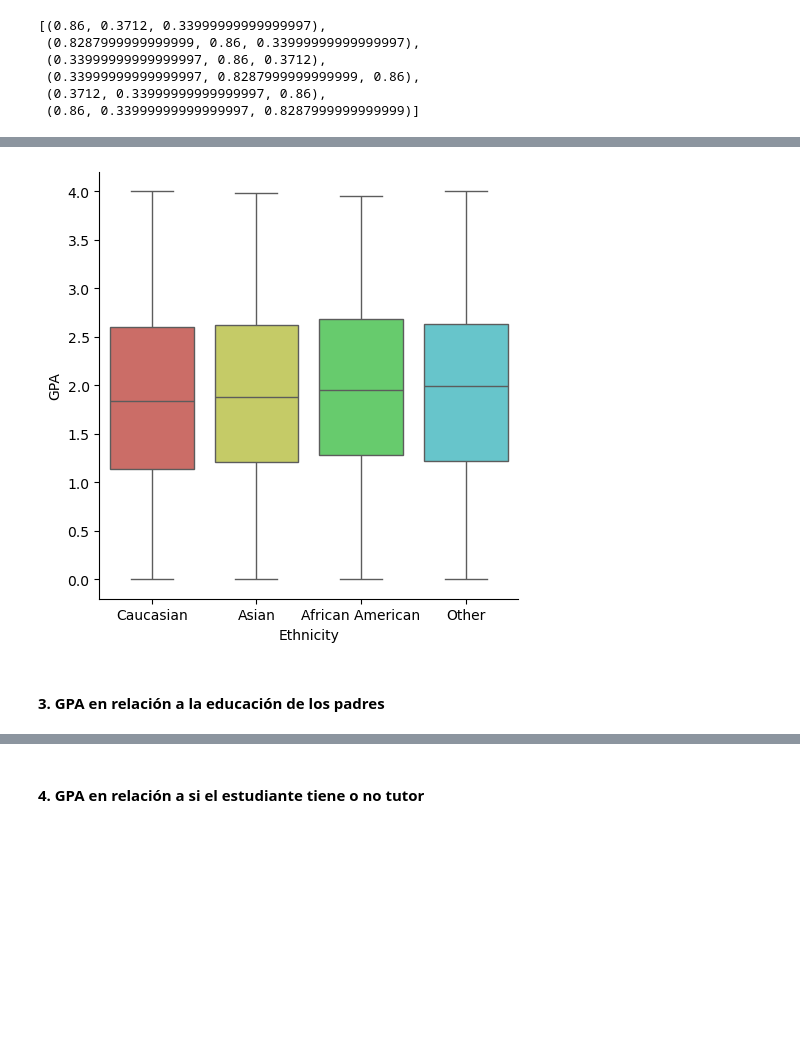
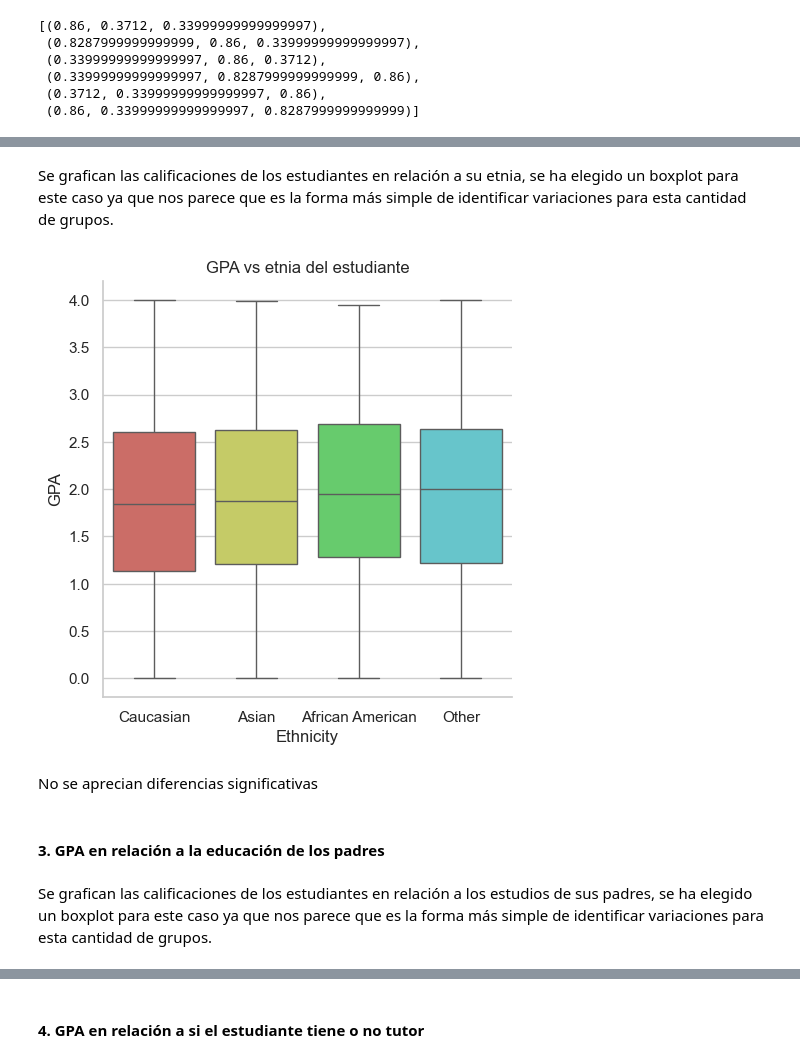
Before and after one commit to MarceloAFT/python_data_science, a Jupyter notebook: notebooks/03_Visualización.ipynb, the cells around one changed output, grey strips where cells are left out. Drawn from its saved outputs; the diff is of its cells as text; code cells hidden in the pictures; blank space fills up the shorter version.

```diff
--- a/notebooks/03_Visualización.ipynb
+++ b/notebooks/03_Visualización.ipynb
@@ -13,5 +13,5 @@ Se establece paleta de colores para los gráficos
 # %%
-sns.color_palette("hls")
+sns.set_theme(style="whitegrid")
 sns.set_palette("hls", n_colors=None, desat=None, color_codes=False)
 sns.color_palette("hls")
 # %% [output]
@@ -34,7 +53,13 @@ sns.catplot(data=df, x="Gender", y="GPA", hue="Gender", kind="violin");
+# %% [markdown]
+Se grafican las calificaciones de los estudiantes en relación a su etnia, se ha elegido un boxplot para este caso ya que nos parece que es la forma más simple de identificar variaciones para esta cantidad de grupos.
 # %%
-sns.catplot(data=df, x="Ethnicity", y="GPA", hue="Ethnicity", kind="box");
+sns.catplot(data=df, x="Ethnicity", y="GPA", hue="Ethnicity", kind="box").set(title="GPA vs etnia del estudiante");
 # %% [output]
-[figure, old version]
+[figure, new version]
+# %% [markdown]
+No se aprecian diferencias significativas
 # %% [markdown]
 #### 3. GPA en relación a la educación de los padres
+# %% [markdown]
+Se grafican las calificaciones de los estudiantes en relación a los estudios de sus padres, se ha elegido un boxplot para este caso ya que nos parece que es la forma más simple de identificar variaciones para esta cantidad de grupos.
 # %%
```
Also changed, not shown: parts of 58 cells of this notebook, 3 other files.
